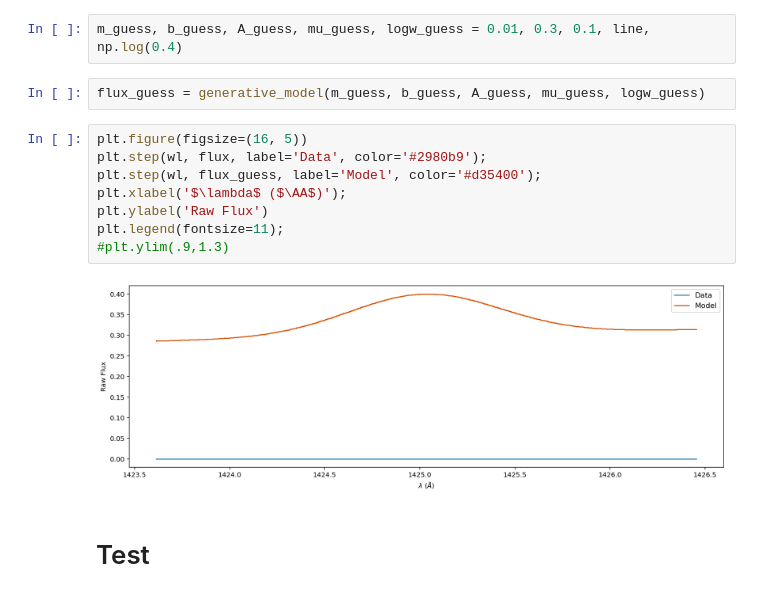
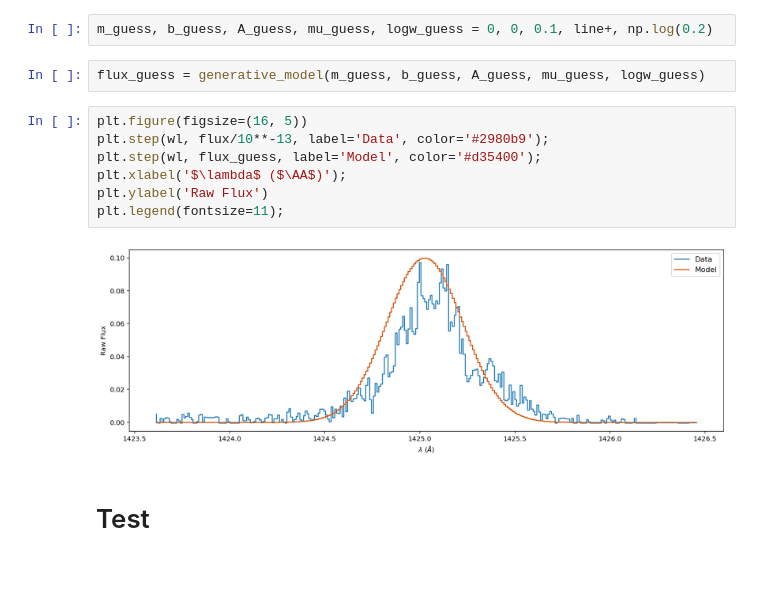
Before and after one commit to 18ganesha/io_brightness, a Jupyter notebook: notebooks/02_Gaussian_fitting_for_S_I.ipynb, the cells around one changed output. Cells and saved outputs as stored; diff of their text form.

Commit message:
Fit Gaussian to S I line with generative model

```diff
--- a/notebooks/02_Gaussian_fitting_for_S_I.ipynb
+++ b/notebooks/02_Gaussian_fitting_for_S_I.ipynb
@@ -98,19 +98,18 @@ def generative_model(m, b, A, mu, logw, int_wl = line):
     gaussian = A * np.exp(-0.5*(wl-mu)**2/w**2)
     return continuum + gaussian
 # %%
-m_guess, b_guess, A_guess, mu_guess, logw_guess = 0.01, 0.3, 0.1, line, np.log(0.4)
+m_guess, b_guess, A_guess, mu_guess, logw_guess = 0, 0, 0.1, line+, np.log(0.2)
 # %%
 flux_guess = generative_model(m_guess, b_guess, A_guess, mu_guess, logw_guess)
 # %%
 plt.figure(figsize=(16, 5))
-plt.step(wl, flux, label='Data', color='#2980b9');
+plt.step(wl, flux/10**-13, label='Data', color='#2980b9');
 plt.step(wl, flux_guess, label='Model', color='#d35400');
 plt.xlabel('$\lambda$ ($\AA$)');
 plt.ylabel('Raw Flux')
 plt.legend(fontsize=11);
-#plt.ylim(.9,1.3)
 # %% [output]
-[figure, old version]
+[figure, new version]
 # %% [markdown]
 # Test
 # %%
```
Also changed, not shown: parts of 12 cells of this notebook.
